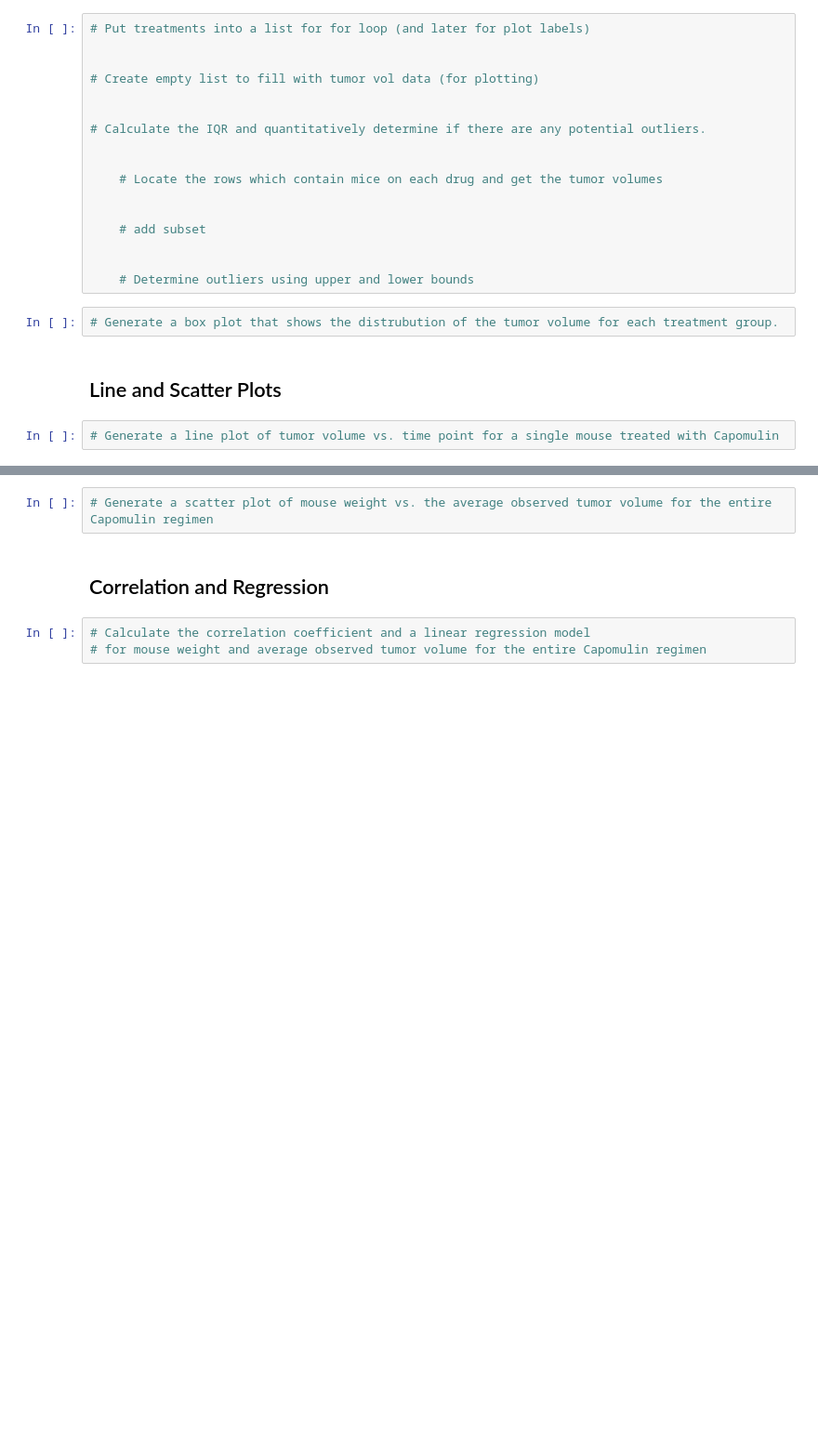
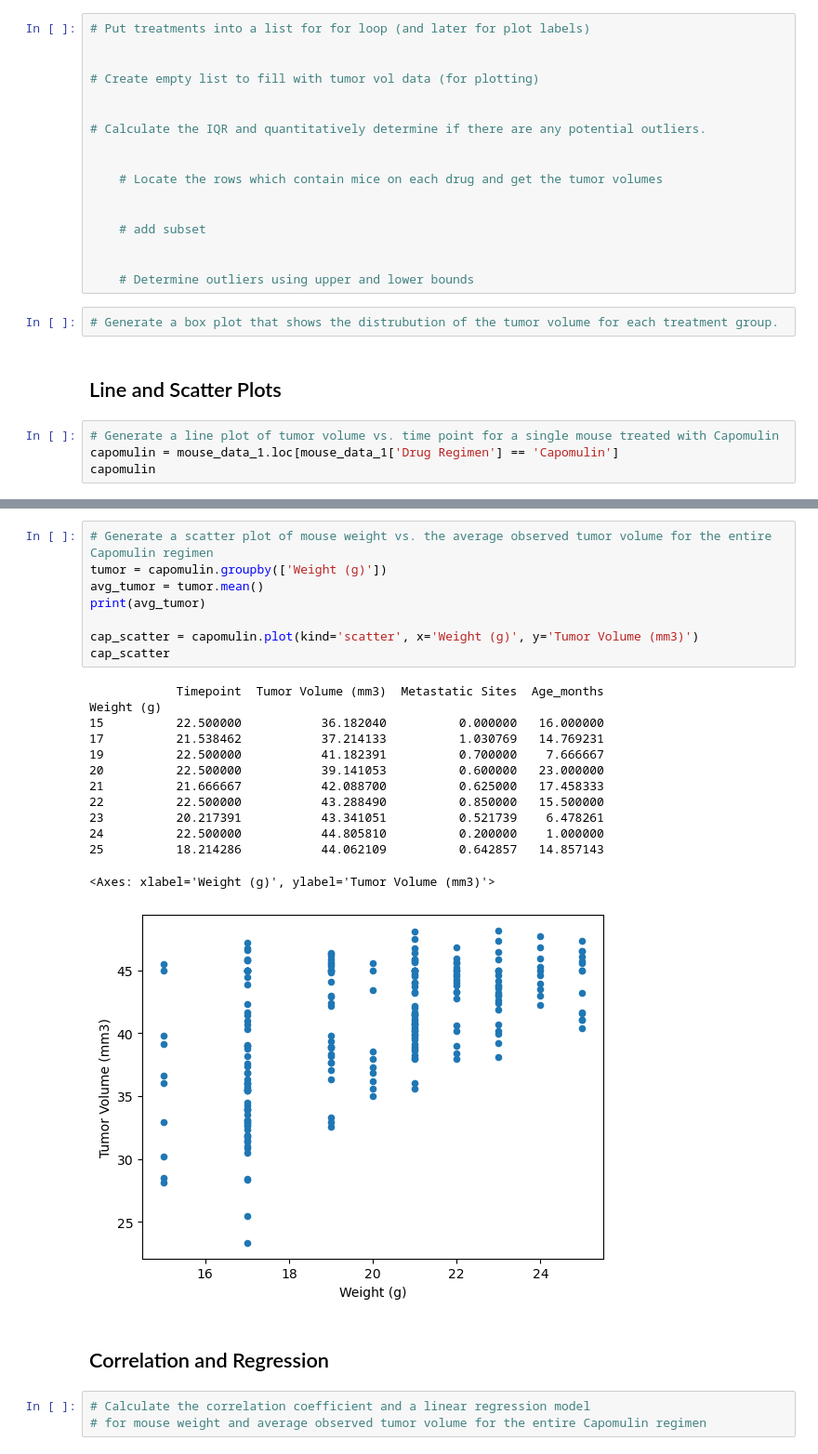
Before and after one commit to Kevin-Lad/matplotlib-challenge, a Jupyter notebook: Pymaceuticals/pymaceuticals_starter.ipynb, the cells around one changed output, grey strips where cells are left out. Shown: that part at 93% size. Cells and saved outputs as stored; diff of their text form; blank space fills up the shorter version.

```diff
--- a/Pymaceuticals/pymaceuticals_starter.ipynb
+++ b/Pymaceuticals/pymaceuticals_starter.ipynb
@@ -250,3 +250,5 @@ plt.show()
 ## Line and Scatter Plots
 # %%
 # Generate a line plot of tumor volume vs. time point for a single mouse treated with Capomulin
+capomulin = mouse_data_1.loc[mouse_data_1['Drug Regimen'] == 'Capomulin']
+capomulin
@@ -253,5 +269,25 @@ plt.show()
 # %%
 # Generate a scatter plot of mouse weight vs. the average observed tumor volume for the entire Capomulin regimen
+tumor = capomulin.groupby(['Weight (g)'])
+avg_tumor = tumor.mean()
+print(avg_tumor)
+
+cap_scatter = capomulin.plot(kind='scatter', x='Weight (g)', y='Tumor Volume (mm3)')
+cap_scatter
+# %% [output]
+            Timepoint  Tumor Volume (mm3)  Metastatic Sites  Age_months
+Weight (g)
+15          22.500000           36.182040          0.000000   16.000000
+17          21.538462           37.214133          1.030769   14.769231
+19          22.500000           41.182391          0.700000    7.666667
+20          22.500000           39.141053          0.600000   23.000000
+21          21.666667           42.088700          0.625000   17.458333
+22          22.500000           43.288490          0.850000   15.500000
+23          20.217391           43.341051          0.521739    6.478261
+24          22.500000           44.805810          0.200000    1.000000
+25          18.214286           44.062109          0.642857   14.857143
+<Axes: xlabel='Weight (g)', ylabel='Tumor Volume (mm3)'>
+[figure, added]
 # %% [markdown]
 ## Correlation and Regression
 # %%
```
Also changed, not shown: parts of 2 cells of this notebook.
